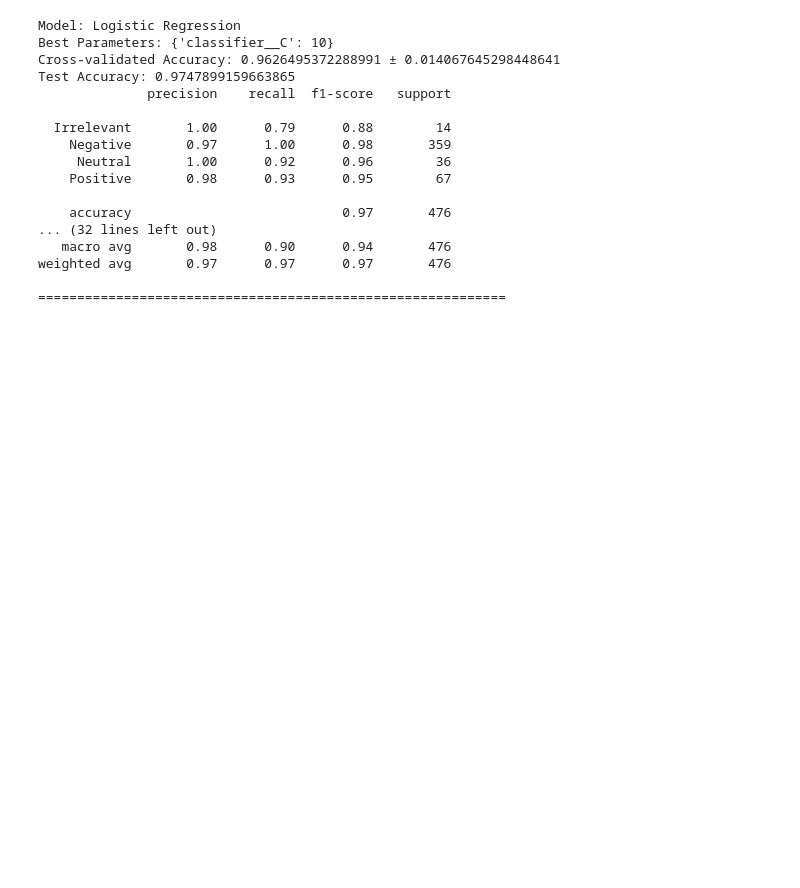
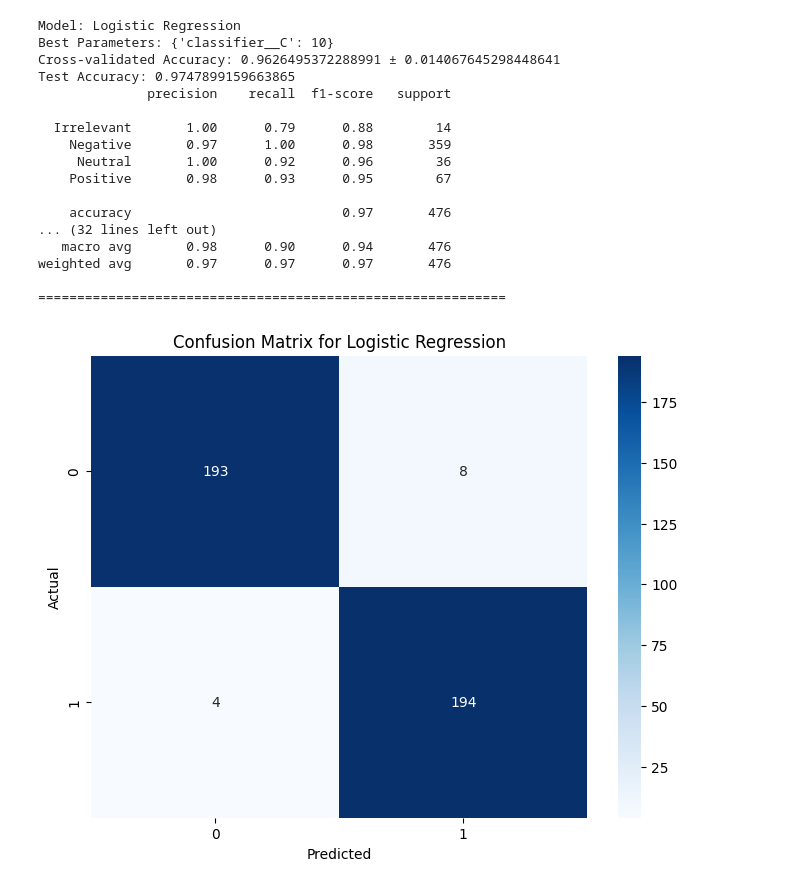
Before and after one commit to Ilyasuuu/ML_Projects, a Jupyter notebook: Sentiment_Analysis.ipynb, the cells around one changed output. Saved outputs shown, nothing was run; the diff lists cells and outputs as text; code cells hidden in the pictures; blank space fills up the shorter version.

```diff
--- a/Sentiment_Analysis.ipynb
+++ b/Sentiment_Analysis.ipynb
@@ -296,3 +296,35 @@ Test Accuracy: 0.9747899159663865
 weighted avg       0.97      0.97      0.97       476
 
 ============================================================
+# %%
+import matplotlib.pyplot as plt
+import seaborn as sns
+from sklearn.metrics import confusion_matrix
+from sklearn.linear_model import LogisticRegression
+from sklearn.feature_extraction.text import TfidfVectorizer
+from sklearn.pipeline import Pipeline
+from sklearn.model_selection import train_test_split
+from sklearn.datasets import fetch_20newsgroups
+
+# Sample data loading and splitting (using 20 newsgroups dataset as an example)
+data = fetch_20newsgroups(subset='all', categories=['rec.sport.baseball', 'rec.sport.hockey'], shuffle=True, random_state=42)
+X_train, X_test, y_train, y_test = train_test_split(data.data, data.target, test_size=0.2, random_state=42)
+
+# Define a simple classifier and vectorizer for testing
+pipeline = Pipeline([
+    ('vectorizer', TfidfVectorizer(stop_words='english', min_df=2, max_df=0.95, max_features=10000)),
+    ('classifier', LogisticRegression(max_iter=1000))
+])
+
+pipeline.fit(X_train, y_train)
+y_pred = pipeline.predict(X_test)
+cm = confusion_matrix(y_test, y_pred)
+
+plt.figure(figsize=(8, 6))
+sns.heatmap(cm, annot=True, fmt='d', cmap='Blues')
+plt.title('Confusion Matrix for Logistic Regression')
+plt.xlabel('Predicted')
+plt.ylabel('Actual')
+plt.show()
+# %% [output]
+[figure, added]
```
Also changed, not shown: parts of 3 cells of this notebook, 1 other file.
